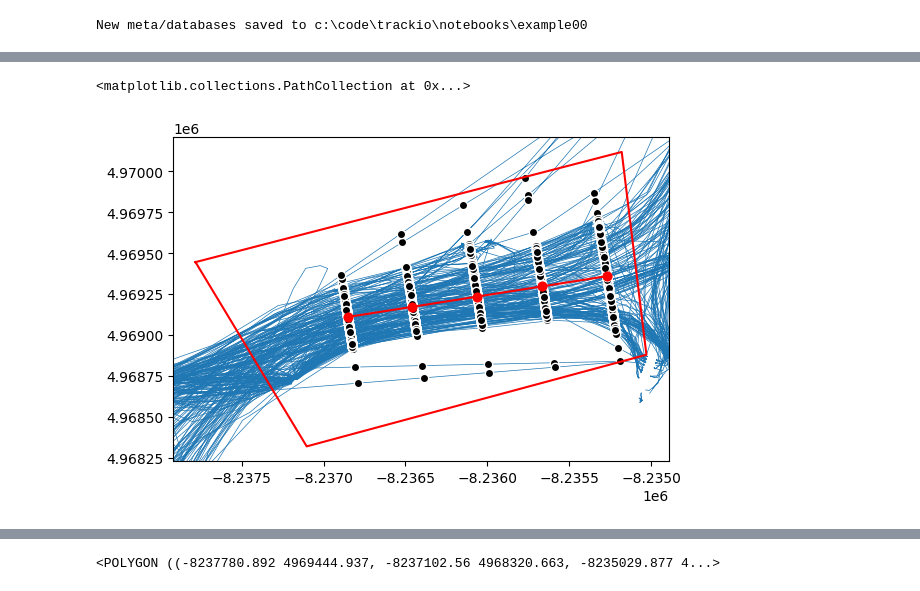
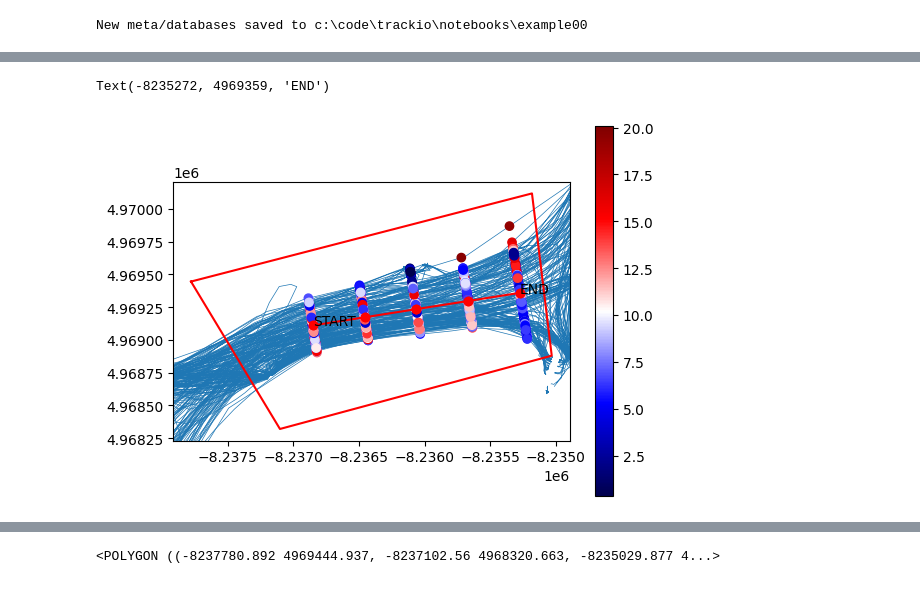
Before and after one commit to derekeden/trackio, a Jupyter notebook: notebooks/11 - Analysis.ipynb, the cells around one changed output, grey strips where cells are left out. Saved outputs shown, nothing was run; the diff lists cells and outputs as text; code cells hidden in the pictures.

```diff
--- a/notebooks/11 - Analysis.ipynb
+++ b/notebooks/11 - Analysis.ipynb
@@ -15,6 +20,6 @@ ds = tio.read(data_path='example00')
 # %%
 #get original track
-track_id = ds.tracks.index[51]
+track_id = ds.tracks.index[50]
 
 #get raster
 ras = rio.open('files/sampler.tif')
@@ -293,21 +423,26 @@ lateral.head(5)
 # %%
 #plot the polygon and line
 plt.plot(*polygon.exterior.xy, c='r', zorder=10)
 plt.plot(lateral['SliceX'], lateral['SliceY'], '-o', c='r', zorder=10)
 
 #fix the x,y lims
 plt.gca().set_xlim(plt.gca().get_xlim())
 plt.gca().set_ylim(plt.gca().get_ylim())
 
 #plot the tracks
 gdf.plot(linewidth=0.5, ax=plt.gca())
 
 #plot the cross-section intersections
 plt.scatter(lateral['TrackX'].explode(),
             lateral['TrackY'].explode(),
-            c='k',
-            edgecolor='w',
-            zorder=9)
+            c=lateral['Speed'].explode(),
+            cmap='seismic',
+            zorder=2)
+plt.colorbar()
+
+#plot start/end points
+plt.text(*start, 'START', zorder=11)
+plt.text(*end, 'END', zorder=11)
 # %% [output]
-<matplotlib.collections.PathCollection at 0x...>
+Text(-8235272, 4969359, 'END')
-[figure, old version]
+[figure, new version]
```
Also changed, not shown: parts of 50 cells of this notebook, 12 other files.
